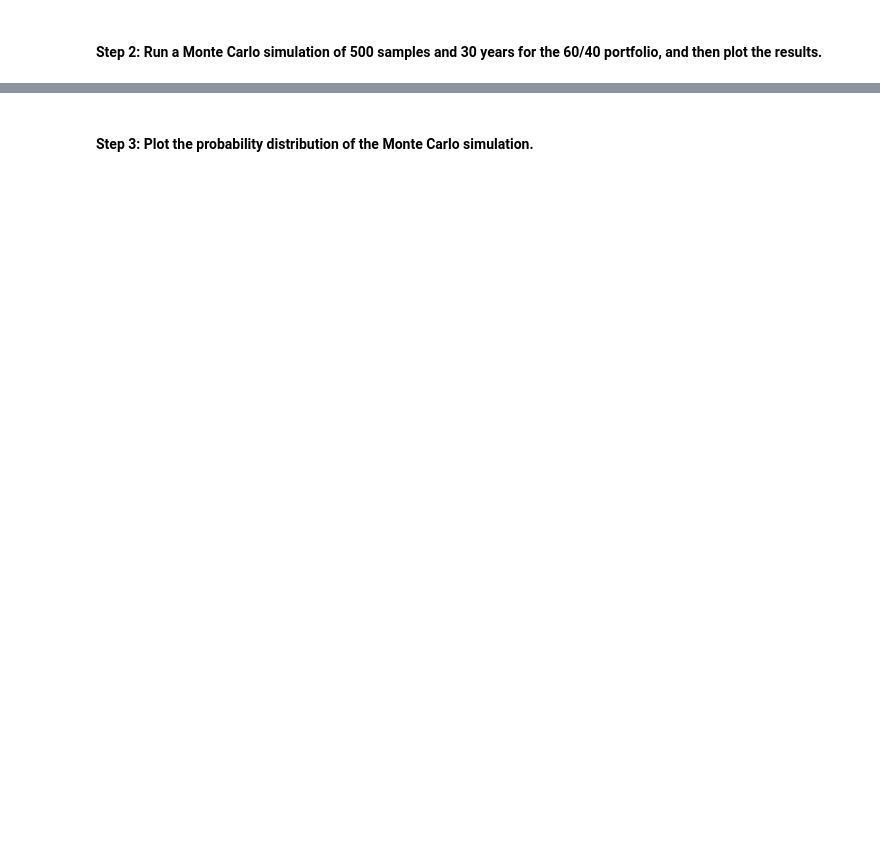
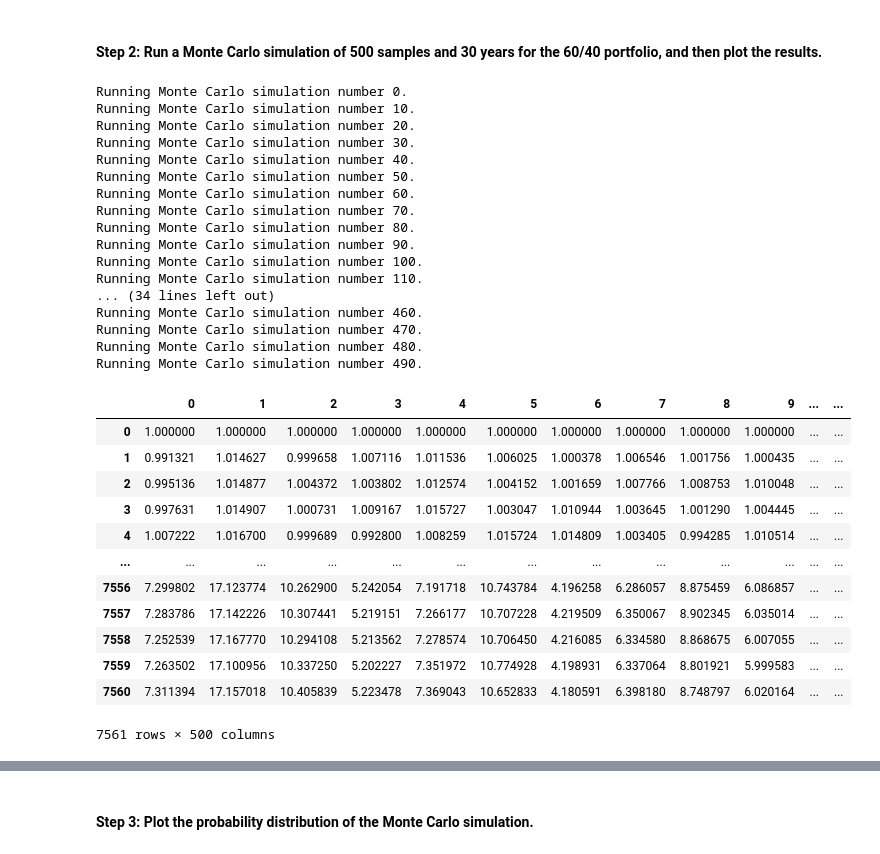
Before and after one commit to billybishop21/monte_carlo_simulation, a Jupyter notebook: financial_planning_tools.ipynb, the cells around one changed output, grey strips where cells are left out. Drawn from its saved outputs; the diff is of its cells as text; code cells hidden in the pictures; blank space fills up the shorter version.

```diff
--- a/financial_planning_tools.ipynb
+++ b/financial_planning_tools.ipynb
@@ -461,11 +481,37 @@ NameError: name 'api' is not defined
 # %%
 # Run the Monte Carlo simulation to forecast 30 years cumulative returns
-ten_year_simulation = MCSimulation(
-    portfolio_data=prices_df,
-    weights=[0.60, 0.40],
-    num_simulation=500,
-    num_trading_days=252*10
-)
+thirty_year_simulation.calc_cumulative_return()
+# %% [output]
+Running Monte Carlo simulation number 0.
+Running Monte Carlo simulation number 10.
+Running Monte Carlo simulation number 20.
+Running Monte Carlo simulation number 30.
+Running Monte Carlo simulation number 40.
+Running Monte Carlo simulation number 50.
+Running Monte Carlo simulation number 60.
+Running Monte Carlo simulation number 70.
+Running Monte Carlo simulation number 80.
+Running Monte Carlo simulation number 90.
+Running Monte Carlo simulation number 100.
+Running Monte Carlo simulation number 110.
+... (34 lines left out)
+Running Monte Carlo simulation number 460.
+Running Monte Carlo simulation number 470.
+Running Monte Carlo simulation number 480.
+Running Monte Carlo simulation number 490.
+|  | 0 | 1 | 2 | 3 | 4 | 5 | 6 | 7 | 8 | 9 | ... | ... |
+| 0 | 1.000000 | 1.000000 | 1.000000 | 1.000000 | 1.000000 | 1.000000 | 1.000000 | 1.000000 | 1.000000 | 1.000000 | ... | ... |
+| 1 | 0.991321 | 1.014627 | 0.999658 | 1.007116 | 1.011536 | 1.006025 | 1.000378 | 1.006546 | 1.001756 | 1.000435 | ... | ... |
+| 2 | 0.995136 | 1.014877 | 1.004372 | 1.003802 | 1.012574 | 1.004152 | 1.001659 | 1.007766 | 1.008753 | 1.010048 | ... | ... |
+| 3 | 0.997631 | 1.014907 | 1.000731 | 1.009167 | 1.015727 | 1.003047 | 1.010944 | 1.003645 | 1.001290 | 1.004445 | ... | ... |
+| 4 | 1.007222 | 1.016700 | 0.999689 | 0.992800 | 1.008259 | 1.015724 | 1.014809 | 1.003405 | 0.994285 | 1.010514 | ... | ... |
+| ... | ... | ... | ... | ... | ... | ... | ... | ... | ... | ... | ... | ... |
+| 7556 | 7.299802 | 17.123774 | 10.262900 | 5.242054 | 7.191718 | 10.743784 | 4.196258 | 6.286057 | 8.875459 | 6.086857 | ... | ... |
+| 7557 | 7.283786 | 17.142226 | 10.307441 | 5.219151 | 7.266177 | 10.707228 | 4.219509 | 6.350067 | 8.902345 | 6.035014 | ... | ... |
+| 7558 | 7.252539 | 17.167770 | 10.294108 | 5.213562 | 7.278574 | 10.706450 | 4.216085 | 6.334580 | 8.868675 | 6.007055 | ... | ... |
+| 7559 | 7.263502 | 17.100956 | 10.337250 | 5.202227 | 7.351972 | 10.774928 | 4.198931 | 6.337064 | 8.801921 | 5.999583 | ... | ... |
+| 7560 | 7.311394 | 17.157018 | 10.405839 | 5.223478 | 7.369043 | 10.652833 | 4.180591 | 6.398180 | 8.748797 | 6.020164 | ... | ... |
+7561 rows × 500 columns
 # %%
 # Visualize the 30-year Monte Carlo simulation by creating an
 # overlay line plot
```
Also changed, not shown: parts of 5 cells of this notebook.
